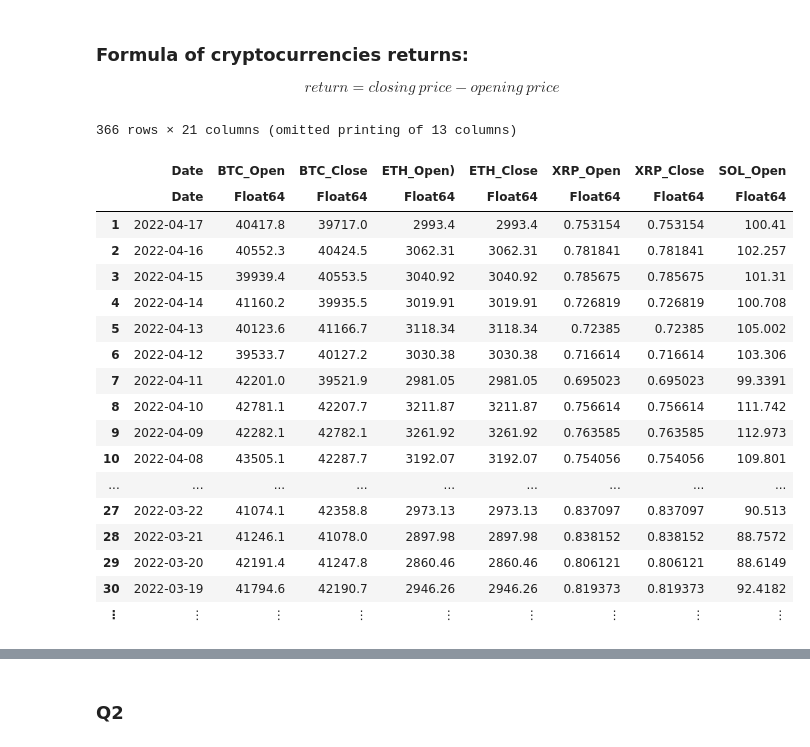
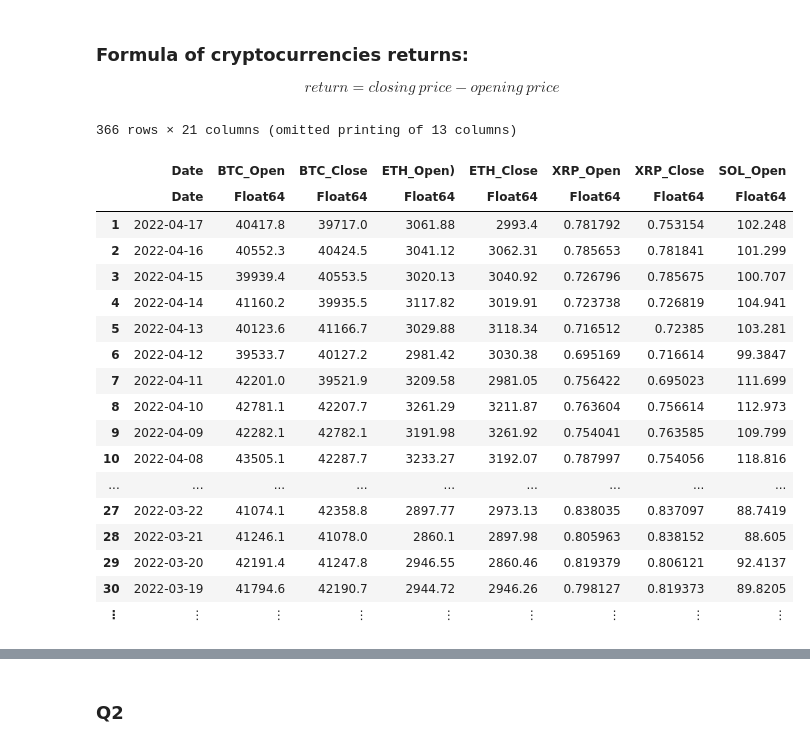
Before and after one commit to narges8k/Data-Science-and-HPC, a Jupyter notebook: Exercises/Project2/Project2.ipynb, the cells around one changed output, grey strips where cells are left out. Drawn from its saved outputs; the diff is of its cells as text; code cells hidden in the pictures.

Commit message:
dataframe for returns formed.

```diff
--- a/Exercises/Project2/Project2.ipynb
+++ b/Exercises/Project2/Project2.ipynb
@@ -168,45 +145,45 @@ $$
 # %%
 #data frame consisting the closing and opening price
 df = DataFrame("Date" => reverse!(vec(convert(Array, select!(CSV.read("BTC-USD.csv", DataFrame), "Date")))),
      "BTC_Open" => reverse!(vec(convert(Array, select!(CSV.read("BTC-USD.csv", DataFrame), "Open")))),
      "BTC_Close" => reverse!(vec(convert(Array, select!(CSV.read("BTC-USD.csv", DataFrame), "Close")))),
-     "ETH_Open)"=> reverse!(vec(convert(Array, select!(CSV.read("ETH-USD.csv", DataFrame), "Close")))),
+     "ETH_Open)"=> reverse!(vec(convert(Array, select!(CSV.read("ETH-USD.csv", DataFrame), "Open")))),
      "ETH_Close"=> reverse!(vec(convert(Array, select!(CSV.read("ETH-USD.csv", DataFrame), "Close")))),
-     "XRP_Open"=> reverse!(vec(convert(Array, select!(CSV.read("XRP-USD.csv", DataFrame), "Close")))),
+     "XRP_Open"=> reverse!(vec(convert(Array, select!(CSV.read("XRP-USD.csv", DataFrame), "Open")))),
      "XRP_Close"=> reverse!(vec(convert(Array, select!(CSV.read("XRP-USD.csv", DataFrame), "Close")))),
-     "SOL_Open"=> reverse!(vec(convert(Array, select!(CSV.read("SOL-USD.csv", DataFrame), "Close")))),
+     "SOL_Open"=> reverse!(vec(convert(Array, select!(CSV.read("SOL-USD.csv", DataFrame), "Open")))),
      "SOL_Close"=> reverse!(vec(convert(Array, select!(CSV.read("SOL-USD.csv", DataFrame), "Close")))),
-     "LUNA_Open"=> reverse!(vec(convert(Array, select!(CSV.read("LUNA-USD.csv", DataFrame), "Close")))),
+     "LUNA_Open"=> reverse!(vec(convert(Array, select!(CSV.read("LUNA-USD.csv", DataFrame), "Open")))),
      "LUNA_Close"=> reverse!(vec(convert(Array, select!(CSV.read("LUNA-USD.csv", DataFrame), "Close")))),
-     "ADA_Open"=> reverse!(vec(convert(Array, select!(CSV.read("ADA-USD.csv", DataFrame), "Close")))),
+     "ADA_Open"=> reverse!(vec(convert(Array, select!(CSV.read("ADA-USD.csv", DataFrame), "Open")))),
      "ADA_Close"=> reverse!(vec(convert(Array, select!(CSV.read("ADA-USD.csv", DataFrame), "Close")))),
-     "AVAX_Open"=> reverse!(vec(convert(Array, select!(CSV.read("AVAX-USD.csv", DataFrame), "Close")))),
+     "AVAX_Open"=> reverse!(vec(convert(Array, select!(CSV.read("AVAX-USD.csv", DataFrame), "Open")))),
      "AVAX_Close"=> reverse!(vec(convert(Array, select!(CSV.read("AVAX-USD.csv", DataFrame), "Close")))),
-     "DOT_Open"=> reverse!(vec(convert(Array, select!(CSV.read("DOT-USD.csv", DataFrame), "Close")))),
+     "DOT_Open"=> reverse!(vec(convert(Array, select!(CSV.read("DOT-USD.csv", DataFrame), "Open")))),
      "DOT_Close"=> reverse!(vec(convert(Array, select!(CSV.read("DOT-USD.csv", DataFrame), "Close")))),
-     "DOGE_Open"=> reverse!(vec(convert(Array, select!(CSV.read("DOGE-USD.csv", DataFrame), "Close")))),
+     "DOGE_Open"=> reverse!(vec(convert(Array, select!(CSV.read("DOGE-USD.csv", DataFrame), "Open")))),
      "DOGE_Close"=> reverse!(vec(convert(Array, select!(CSV.read("DOGE-USD.csv", DataFrame), "Close")))),
-     "MATIC_Open"=> reverse!(vec(convert(Array, select!(CSV.read("MATIC-USD.csv", DataFrame), "Close")))),
+     "MATIC_Open"=> reverse!(vec(convert(Array, select!(CSV.read("MATIC-USD.csv", DataFrame), "Open")))),
      "MATIC_Close"=> reverse!(vec(convert(Array, select!(CSV.read("MATIC-USD.csv", DataFrame), "Close")))))
 # %% [output]
 366 rows × 21 columns (omitted printing of 13 columns)
 |  | Date | BTC_Open | BTC_Close | ETH_Open) | ETH_Close | XRP_Open | XRP_Close | SOL_Open |
 |  | Date | Float64 | Float64 | Float64 | Float64 | Float64 | Float64 | Float64 |
-| 1 | 2022-04-17 | 40417.8 | 39717.0 | 2993.4 | 2993.4 | 0.753154 | 0.753154 | 100.41 |
-| 2 | 2022-04-16 | 40552.3 | 40424.5 | 3062.31 | 3062.31 | 0.781841 | 0.781841 | 102.257 |
-| 3 | 2022-04-15 | 39939.4 | 40553.5 | 3040.92 | 3040.92 | 0.785675 | 0.785675 | 101.31 |
-| 4 | 2022-04-14 | 41160.2 | 39935.5 | 3019.91 | 3019.91 | 0.726819 | 0.726819 | 100.708 |
-| 5 | 2022-04-13 | 40123.6 | 41166.7 | 3118.34 | 3118.34 | 0.72385 | 0.72385 | 105.002 |
-| 6 | 2022-04-12 | 39533.7 | 40127.2 | 3030.38 | 3030.38 | 0.716614 | 0.716614 | 103.306 |
-| 7 | 2022-04-11 | 42201.0 | 39521.9 | 2981.05 | 2981.05 | 0.695023 | 0.695023 | 99.3391 |
-| 8 | 2022-04-10 | 42781.1 | 42207.7 | 3211.87 | 3211.87 | 0.756614 | 0.756614 | 111.742 |
-| 9 | 2022-04-09 | 42282.1 | 42782.1 | 3261.92 | 3261.92 | 0.763585 | 0.763585 | 112.973 |
-| 10 | 2022-04-08 | 43505.1 | 42287.7 | 3192.07 | 3192.07 | 0.754056 | 0.754056 | 109.801 |
+| 1 | 2022-04-17 | 40417.8 | 39717.0 | 3061.88 | 2993.4 | 0.781792 | 0.753154 | 102.248 |
+| 2 | 2022-04-16 | 40552.3 | 40424.5 | 3041.12 | 3062.31 | 0.785653 | 0.781841 | 101.299 |
+| 3 | 2022-04-15 | 39939.4 | 40553.5 | 3020.13 | 3040.92 | 0.726796 | 0.785675 | 100.707 |
+| 4 | 2022-04-14 | 41160.2 | 39935.5 | 3117.82 | 3019.91 | 0.723738 | 0.726819 | 104.941 |
+| 5 | 2022-04-13 | 40123.6 | 41166.7 | 3029.88 | 3118.34 | 0.716512 | 0.72385 | 103.281 |
+| 6 | 2022-04-12 | 39533.7 | 40127.2 | 2981.42 | 3030.38 | 0.695169 | 0.716614 | 99.3847 |
+| 7 | 2022-04-11 | 42201.0 | 39521.9 | 3209.58 | 2981.05 | 0.756422 | 0.695023 | 111.699 |
+| 8 | 2022-04-10 | 42781.1 | 42207.7 | 3261.29 | 3211.87 | 0.763604 | 0.756614 | 112.973 |
+| 9 | 2022-04-09 | 42282.1 | 42782.1 | 3191.98 | 3261.92 | 0.754041 | 0.763585 | 109.799 |
+| 10 | 2022-04-08 | 43505.1 | 42287.7 | 3233.27 | 3192.07 | 0.787997 | 0.754056 | 118.816 |
 | ... | ... | ... | ... | ... | ... | ... | ... | ... |
-| 27 | 2022-03-22 | 41074.1 | 42358.8 | 2973.13 | 2973.13 | 0.837097 | 0.837097 | 90.513 |
-| 28 | 2022-03-21 | 41246.1 | 41078.0 | 2897.98 | 2897.98 | 0.838152 | 0.838152 | 88.7572 |
-| 29 | 2022-03-20 | 42191.4 | 41247.8 | 2860.46 | 2860.46 | 0.806121 | 0.806121 | 88.6149 |
-| 30 | 2022-03-19 | 41794.6 | 42190.7 | 2946.26 | 2946.26 | 0.819373 | 0.819373 | 92.4182 |
+| 27 | 2022-03-22 | 41074.1 | 42358.8 | 2897.77 | 2973.13 | 0.838035 | 0.837097 | 88.7419 |
+| 28 | 2022-03-21 | 41246.1 | 41078.0 | 2860.1 | 2897.98 | 0.805963 | 0.838152 | 88.605 |
+| 29 | 2022-03-20 | 42191.4 | 41247.8 | 2946.55 | 2860.46 | 0.819379 | 0.806121 | 92.4137 |
+| 30 | 2022-03-19 | 41794.6 | 42190.7 | 2944.72 | 2946.26 | 0.798127 | 0.819373 | 89.8205 |
 | ⋮ | ⋮ | ⋮ | ⋮ | ⋮ | ⋮ | ⋮ | ⋮ | ⋮ |
 # %%
 Dot_c = string_remover(df, 16)
```
Also changed, not shown: parts of 15 cells of this notebook.
